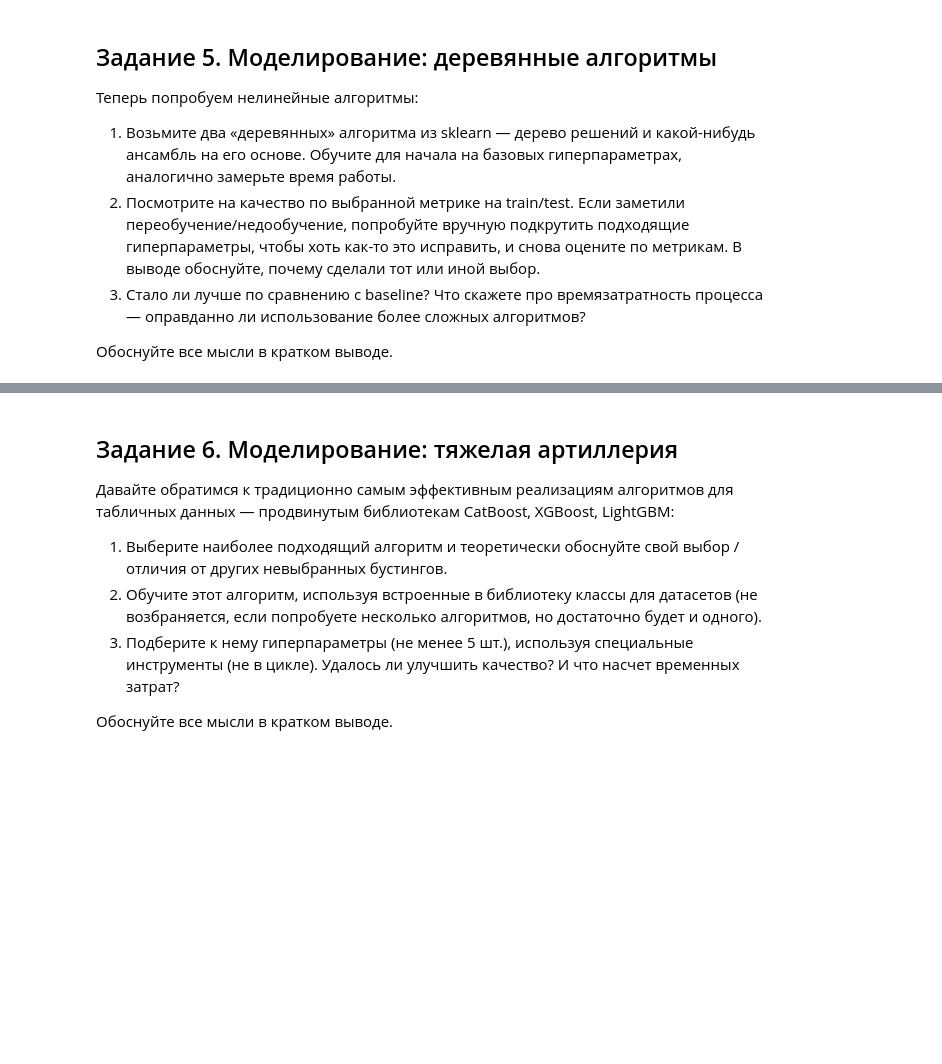
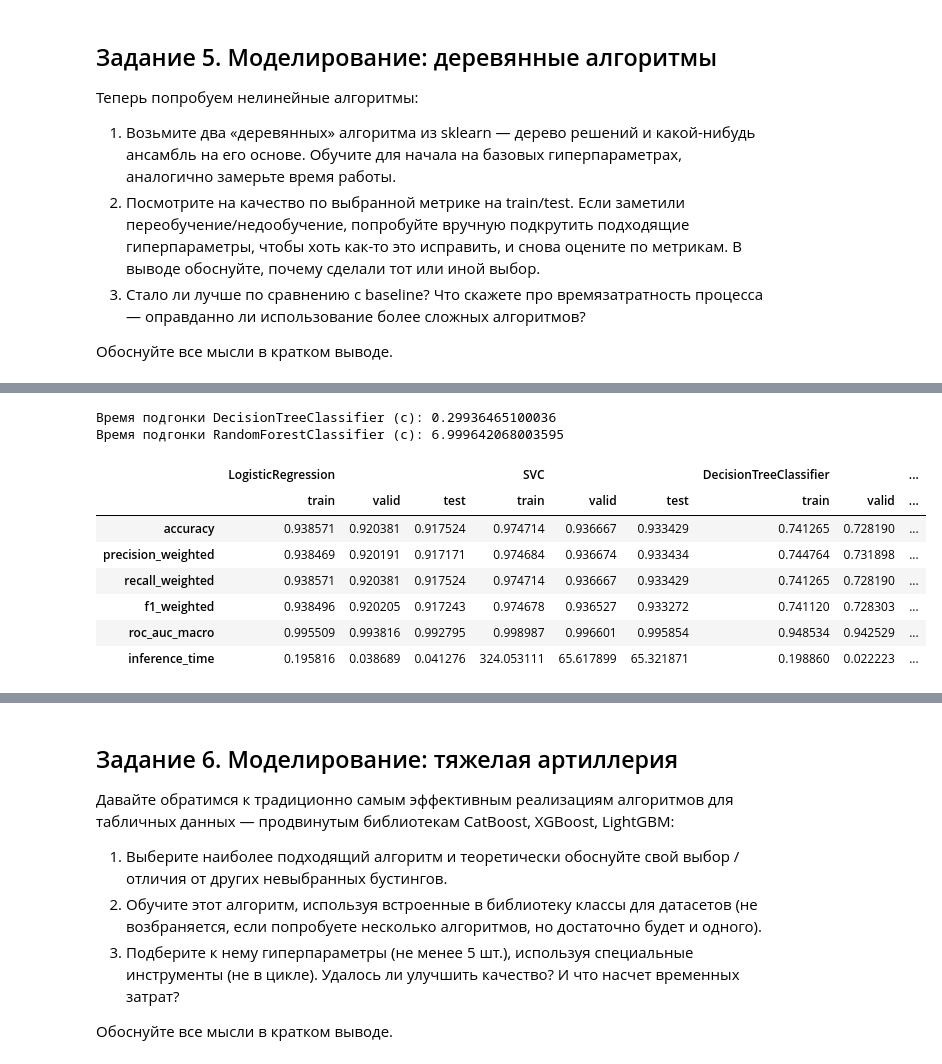
Before and after one commit to EgrSlv/DeepLearning__MIPT, a Jupyter notebook: Final_task/ML_FinalTask_report_SolovevEgor.ipynb, the cells around one changed output, grey strips where cells are left out. Drawn from its saved outputs; the diff is of its cells as text; code cells hidden in the pictures; blank space fills up the shorter version.

```diff
--- a/Final_task/ML_FinalTask_report_SolovevEgor.ipynb
+++ b/Final_task/ML_FinalTask_report_SolovevEgor.ipynb
@@ -512,0 +553,57 @@ METRICS
+# %%
+# Задание 5 - DecisionTreeClassifier и RandomForestClassifier (с гиперпараметрами)
+
+# =========================== DecisionTreeClassifier ===========================
+dtc_params = dict(
+    ccp_alpha = 0.0009,  # поборол переобучение
+    max_features = "sqrt",  # улучшил скорость подгонки, но потерял в качестве
+    max_leaf_nodes = 120,  # улучшил качество и стабильность
+    random_state = 42,  # фиксировал повторяемось результатов
+)
+model = DecisionTreeClassifier(**dtc_params)
+
+# ================== Подгонка модели и замер времени обучения ==================
+start = time.perf_counter()
+model.fit(X_train_scaled, y_train)
+end = time.perf_counter()
+print("Время подгонки DecisionTreeClassifier (с):", end - start)
+
+# =================== Добавление метрик DecisionTreeClassifier =================
+add_metrics_in_METRICS(model)
+
+
+# =========================== RandomForestClassifier ===========================
+rfc_params = dict(
+    n_estimators = 200,  # компромисс между скоростью и точностью / поборол переобучение, но потерял в качестве
+    min_weight_fraction_leaf = 0.0047,  # стабилизировал модель / еще поборол переобучение
+    max_features = "sqrt",  # улучшил скорость подгонки, но потерял в качестве
+    max_leaf_nodes = 120,  # улучшил стабильность
+    n_jobs = -1,  # ускорил подгонку
+    random_state = 42,  # фиксировал повторяемось результатов
+    # verbose = 1,  # отладочный вывод
+    ccp_alpha = 0.0009,  # сила регуляризации / поборол переобучение
+)
+model = RandomForestClassifier(**rfc_params)
+
+# ================== Подгонка модели и замер времени обучения ==================
+start = time.perf_counter()
+model.fit(X_train_scaled, y_train)
+end = time.perf_counter()
+print("Время подгонки RandomForestClassifier (с):", end - start)
+
+# ================== Добавление метрик RandomForestClassifier ==================
+add_metrics_in_METRICS(model)
+
+# ================================ Оценка метрик ===============================
+METRICS
+# %% [output]
+Время подгонки DecisionTreeClassifier (с): 0.29936465100036
+Время подгонки RandomForestClassifier (с): 6.999642068003595
+|  | LogisticRegression |  |  | SVC |  |  | DecisionTreeClassifier |  | ... |
+|  | train | valid | test | train | valid | test | train | valid | ... |
+| accuracy | 0.938571 | 0.920381 | 0.917524 | 0.974714 | 0.936667 | 0.933429 | 0.741265 | 0.728190 | ... |
+| precision_weighted | 0.938469 | 0.920191 | 0.917171 | 0.974684 | 0.936674 | 0.933434 | 0.744764 | 0.731898 | ... |
+| recall_weighted | 0.938571 | 0.920381 | 0.917524 | 0.974714 | 0.936667 | 0.933429 | 0.741265 | 0.728190 | ... |
+| f1_weighted | 0.938496 | 0.920205 | 0.917243 | 0.974678 | 0.936527 | 0.933272 | 0.741120 | 0.728303 | ... |
+| roc_auc_macro | 0.995509 | 0.993816 | 0.992795 | 0.998987 | 0.996601 | 0.995854 | 0.948534 | 0.942529 | ... |
+| inference_time | 0.195816 | 0.038689 | 0.041276 | 324.053111 | 65.617899 | 65.321871 | 0.198860 | 0.022223 | ... |
```
Also changed, not shown: parts of 10 cells of this notebook.
